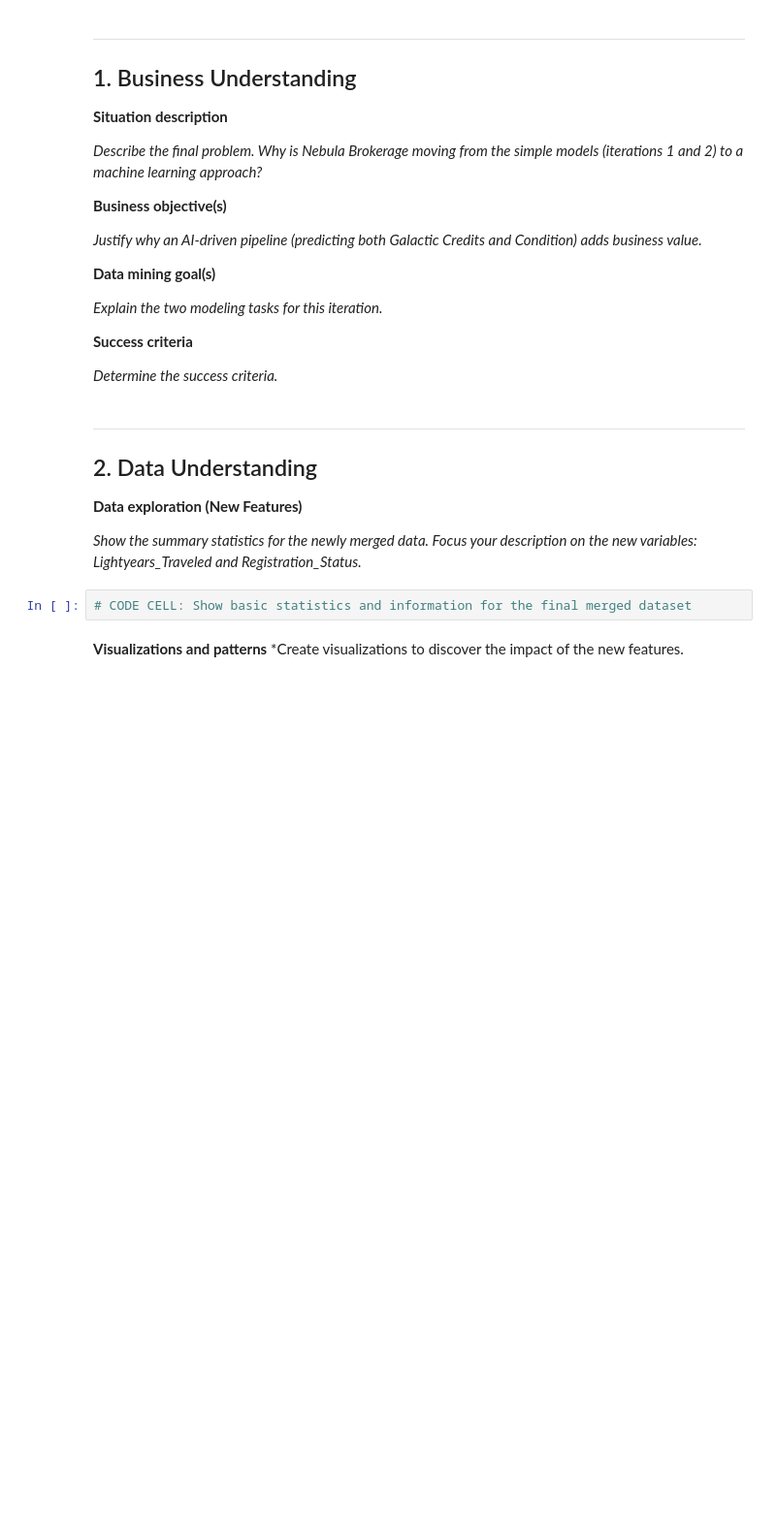
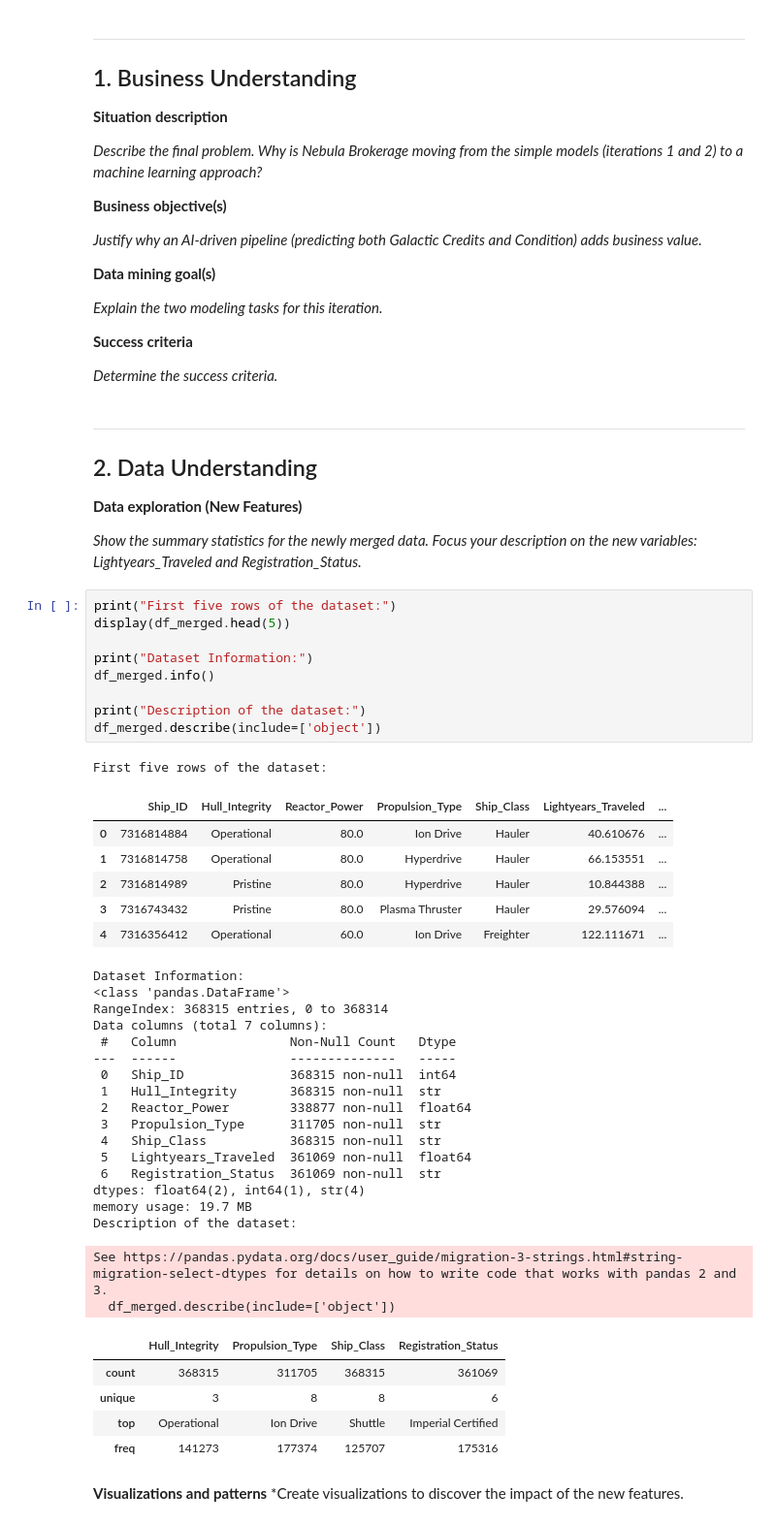
Before and after one commit to SidneyFel/The-Secret-Weapons, a Jupyter notebook: assignment_template_it3.ipynb, the cells around one changed output. Shown at 97% size. Cells and saved outputs as stored; diff of their text form; blank space fills up the shorter version.

Commit message:
setup data understanding it3

```diff
--- a/assignment_template_it3.ipynb
+++ b/assignment_template_it3.ipynb
@@ -78,7 +78,45 @@ Merged dataset columns:
 
 *Show the summary statistics for the newly merged data. Focus your description on the new variables: Lightyears_Traveled and Registration_Status.*
 # %%
-# CODE CELL: Show basic statistics and information for the final merged dataset
+print("First five rows of the dataset:")
+display(df_merged.head(5))
+
+print("Dataset Information:")
+df_merged.info()
+
+print("Description of the dataset:")
+df_merged.describe(include=['object'])
+# %% [output]
+First five rows of the dataset:
+|  | Ship_ID | Hull_Integrity | Reactor_Power | Propulsion_Type | Ship_Class | Lightyears_Traveled | ... |
+| 0 | 7316814884 | Operational | 80.0 | Ion Drive | Hauler | 40.610676 | ... |
+| 1 | 7316814758 | Operational | 80.0 | Hyperdrive | Hauler | 66.153551 | ... |
+| 2 | 7316814989 | Pristine | 80.0 | Hyperdrive | Hauler | 10.844388 | ... |
+| 3 | 7316743432 | Pristine | 80.0 | Plasma Thruster | Hauler | 29.576094 | ... |
+| 4 | 7316356412 | Operational | 60.0 | Ion Drive | Freighter | 122.111671 | ... |
+Dataset Information:
+<class 'pandas.DataFrame'>
+RangeIndex: 368315 entries, 0 to 368314
+Data columns (total 7 columns):
+ #   Column               Non-Null Count   Dtype
+---  ------               --------------   -----
+ 0   Ship_ID              368315 non-null  int64
+ 1   Hull_Integrity       368315 non-null  str
+ 2   Reactor_Power        338877 non-null  float64
+ 3   Propulsion_Type      311705 non-null  str
+ 4   Ship_Class           368315 non-null  str
+ 5   Lightyears_Traveled  361069 non-null  float64
+ 6   Registration_Status  361069 non-null  str
+dtypes: float64(2), int64(1), str(4)
+memory usage: 19.7 MB
+Description of the dataset:
+See https://pandas.pydata.org/docs/user_guide/migration-3-strings.html#string-migration-select-dtypes for details on how to write code that works with pandas 2 and 3.
+  df_merged.describe(include=['object'])
+|  | Hull_Integrity | Propulsion_Type | Ship_Class | Registration_Status |
+| count | 368315 | 311705 | 368315 | 361069 |
+| unique | 3 | 8 | 8 | 6 |
+| top | Operational | Ion Drive | Shuttle | Imperial Certified |
+| freq | 141273 | 177374 | 125707 | 175316 |
 # %% [markdown]
 **Visualizations and patterns**
 *Create visualizations to discover the impact of the new features.
```
Also changed, not shown: parts of 1 cell of this notebook.
